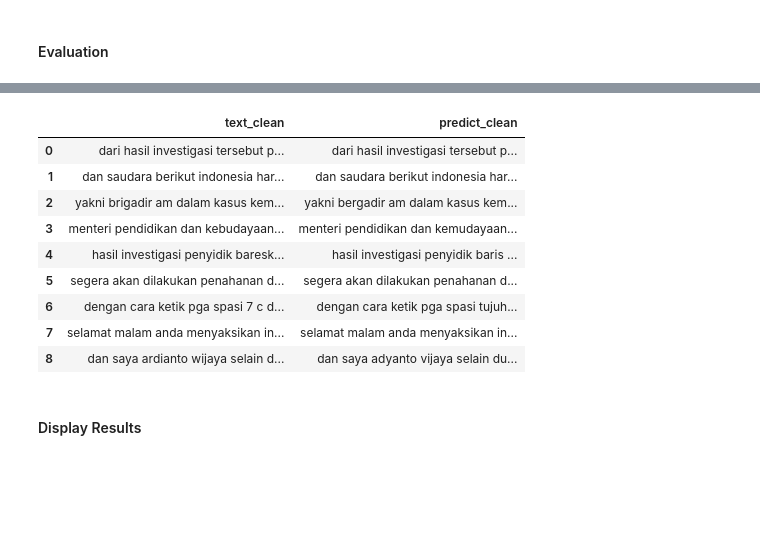
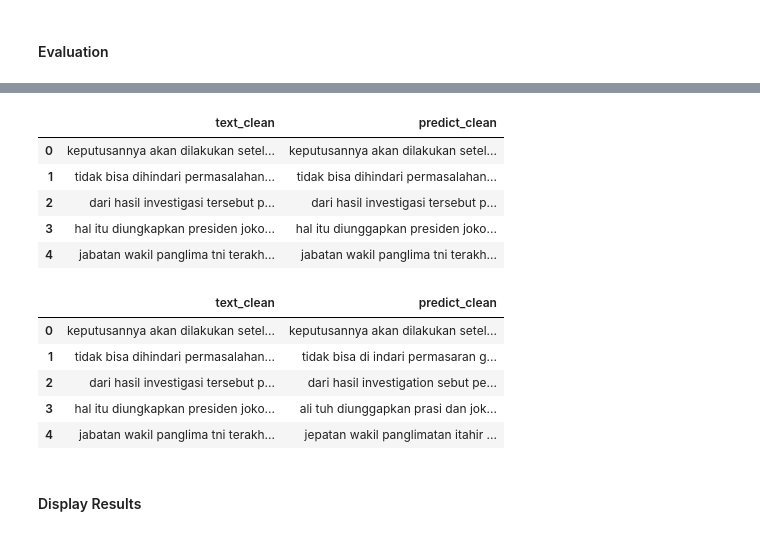
Before and after one commit to Pembantai-Capstone-Asah/LLM, a Jupyter notebook: speech_to_text/speech_to_text.ipynb, the cells around one changed output, grey strips where cells are left out. Saved outputs shown, nothing was run; the diff lists cells and outputs as text; code cells hidden in the pictures; blank space fills up the shorter version.

```diff
--- a/speech_to_text/speech_to_text.ipynb
+++ b/speech_to_text/speech_to_text.ipynb
@@ -114,15 +116,16 @@ def extract_aud(audio_path, mymodel):
 # %% [markdown]
 #### Dataset Loading
 # %%
-TRANSCRIPTION_DIR = "korpus_tvri.csv"
+TVRI_DATASET_DIR = "korpus_tvri.csv"
+TEST_DATASET_DIR = ".csv"
 
-def load_custom_dataset():
+def load_custom_dataset(dataset_dir):
     audio_transcript_pair_list = []
 
-    df = pd.read_csv(TRANSCRIPTION_DIR)
+    df = pd.read_csv(dataset_dir)
 
     for i in range(len(df)):
-        audio_path = os.path.join(DATASET_DIR, f"{df.loc[i, 'Nama Data']}.wav")
+        audio_path = os.path.join(dataset_dir, f"{df.loc[i, 'Nama Data']}.wav")
         text = df.loc[i, "Transkrip Suara (Bahasa Indonesia)"]
 
         print(f"{audio_path}")
@@ -447,13 +336,15 @@ class WhisperDataCollatorWithPadding:
 # %% [markdown]
 #### Split Dataset
 # %%
-audio_transcript_pair_list = load_custom_dataset()
-train_list, val_list, test_list = split_dataset(audio_transcript_pair_list, 0, 0, 1)
+audio_transcript_pair_list_tvri = load_custom_dataset(TVRI_DATASET_DIR)
+audio_transcript_pair_list_test = load_custom_dataset(TEST_DATASET_DIR)
+train_list, val_list, _ = split_dataset(audio_transcript_pair_list_tvri, 0.9, 0.1, 0)
+_, _, test_list = split_dataset(audio_transcript_pair_list_test, 0, 0, 1)
+
 total_samples = len(train_list) + len(val_list) + len(test_list)
 print(f"Train samples: {len(train_list)}")
 print(f"Val samples: {len(val_list)}")
 print(f"Test samples: {len(test_list)}")
-print(f"Is total samples match dataset: {total_samples == len(audio_transcript_pair_list)}")
 # %% [output]
 dataset/TVRI_BS_071119_0001.wav
 dataset/TVRI_BS_071119_0002.wav
@@ -596,11 +459,10 @@ test_df = pd.DataFrame(test_list, columns=['audio_path', 'text'])
 
 # EVALUATION 1: ZERO-SHOT (BASELINE)
 
-print("EVALUATING ZERO-SHOT MODEL...")
+print("EVALUATING MEDIUM MODEL...")
 
 zero_shot_predictions = []
 for idx, row in tqdm(test_df.iterrows(), total=len(test_df), desc="Transcribing Zero-Shot"):
-    print(row['audio_path'])
 
     transcriber = pipeline(
       "automatic-speech-recognition",
@@ -616,9 +478,22 @@ for idx, row in tqdm(test_df.iterrows(), total=len(test_df), desc="Transcribing
     zero_shot_predictions.append(prediction)
 
 test_df['predict_zero_shot'] = zero_shot_predictions
-_, wer_zero_shot_orig, wer_zero_shot_norm, cer_zero_shot_orig, cer_zero_shot_norm = calculate_err(test_df.rename(columns={'predict_zero_shot': 'predict'}))
+test_df, wer_zero_shot_orig, wer_zero_shot_norm, cer_zero_shot_orig, cer_zero_shot_norm = calculate_err(test_df.rename(columns={'predict_zero_shot': 'predict'}))
 
-print(f"Zero-Shot WER (Original): {wer_zero_shot_orig:.4f}")
-print(f"Zero-Shot WER (Normalized): {wer_zero_shot_norm:.4f}")
-print(f"Zero-Shot CER (Original): {cer_zero_shot_orig:.4f}")
-print(f"Zero-Shot CER (Normalized): {cer_zero_shot_norm:.4f}")
+print("EVALUATING TINY MODEL...")
+
+test_df_2 = pd.DataFrame(test_list, columns=['audio_path', 'text'])
+
+if tiny_model:
+    tiny_model.to(DEVICE)
+    fine_tuned_predictions = []
+
+    for idx, row in tqdm(test_df_2.iterrows(), total=len(test_df_2), desc="Transcribing Fine-Tuned"):
+        prediction = extract_aud(row['audio_path'], tiny_model.model)
+        fine_tuned_predictions.append(prediction)
+
+    test_df_2['predict_fine_tuned'] = fine_tuned_predictions
+    test_df_2, wer_fine_tuned_orig, wer_fine_tuned_norm, cer_fine_tuned_orig, cer_fine_tuned_norm = calculate_err(test_df_2.rename(columns={'predict_fine_tuned': 'predict'}))
+
+else:
+    print("Fine-tuned model not found. Skipping evaluation.")
@@ -625,20 +517,20 @@ print(f"Zero-Shot CER (Normalized): {cer_zero_shot_norm:.4f}")
-# %%
-prediction_df = test_df.copy()
-normalizer = EnglishTextNormalizer()
-
-prediction_df['text_clean'] = prediction_df['text'].apply(normalizer)
-prediction_df['predict_clean'] = prediction_df['predict_zero_shot'].apply(normalizer)
-prediction_df[["text_clean", "predict_clean"]]
-# %% [output]
-|  | text_clean | predict_clean |
-| 0 | dari hasil investigasi tersebut p... | dari hasil investigasi tersebut p... |
-| 1 | dan saudara berikut indonesia har... | dan saudara berikut indonesia har... |
-| 2 | yakni brigadir am dalam kasus kem... | yakni bergadir am dalam kasus kem... |
-| 3 | menteri pendidikan dan kebudayaan... | menteri pendidikan dan kemudayaan... |
-| 4 | hasil investigasi penyidik baresk... | hasil investigasi penyidik baris ... |
-| 5 | segera akan dilakukan penahanan d... | segera akan dilakukan penahanan d... |
-| 6 | dengan cara ketik pga spasi 7 c d... | dengan cara ketik pga spasi tujuh... |
-| 7 | selamat malam anda menyaksikan in... | selamat malam anda menyaksikan in... |
-| 8 | dan saya ardianto wijaya selain d... | dan saya adyanto vijaya selain du... |
+# %%
+test_df[["text_clean", "predict_clean"]].head()
+# %% [output]
+|  | text_clean | predict_clean |
+| 0 | keputusannya akan dilakukan setel... | keputusannya akan dilakukan setel... |
+| 1 | tidak bisa dihindari permasalahan... | tidak bisa dihindari permasalahan... |
+| 2 | dari hasil investigasi tersebut p... | dari hasil investigasi tersebut p... |
+| 3 | hal itu diungkapkan presiden joko... | hal itu diunggapkan presiden joko... |
+| 4 | jabatan wakil panglima tni terakh... | jabatan wakil panglima tni terakh... |
+# %%
+test_df_2[["text_clean", "predict_clean"]].head()
+# %% [output]
+|  | text_clean | predict_clean |
+| 0 | keputusannya akan dilakukan setel... | keputusannya akan dilakukan setel... |
+| 1 | tidak bisa dihindari permasalahan... | tidak bisa di indari permasaran g... |
+| 2 | dari hasil investigasi tersebut p... | dari hasil investigation sebut pe... |
+| 3 | hal itu diungkapkan presiden joko... | ali tuh diunggapkan prasi dan jok... |
+| 4 | jabatan wakil panglima tni terakh... | jepatan wakil panglimatan itahir ... |
 # %% [markdown]
 #### Display Results
```
Also changed, not shown: parts of 19 cells of this notebook.
